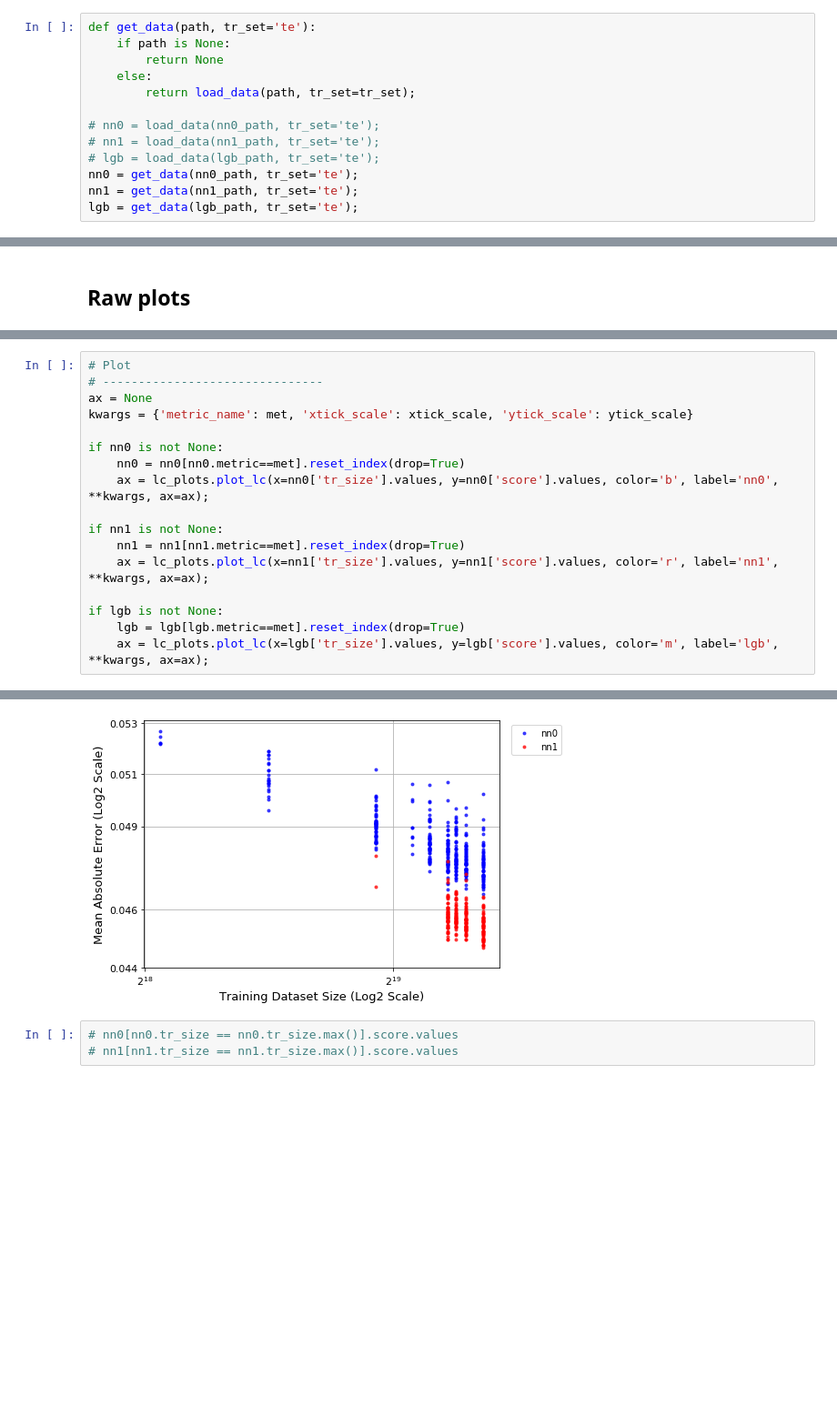
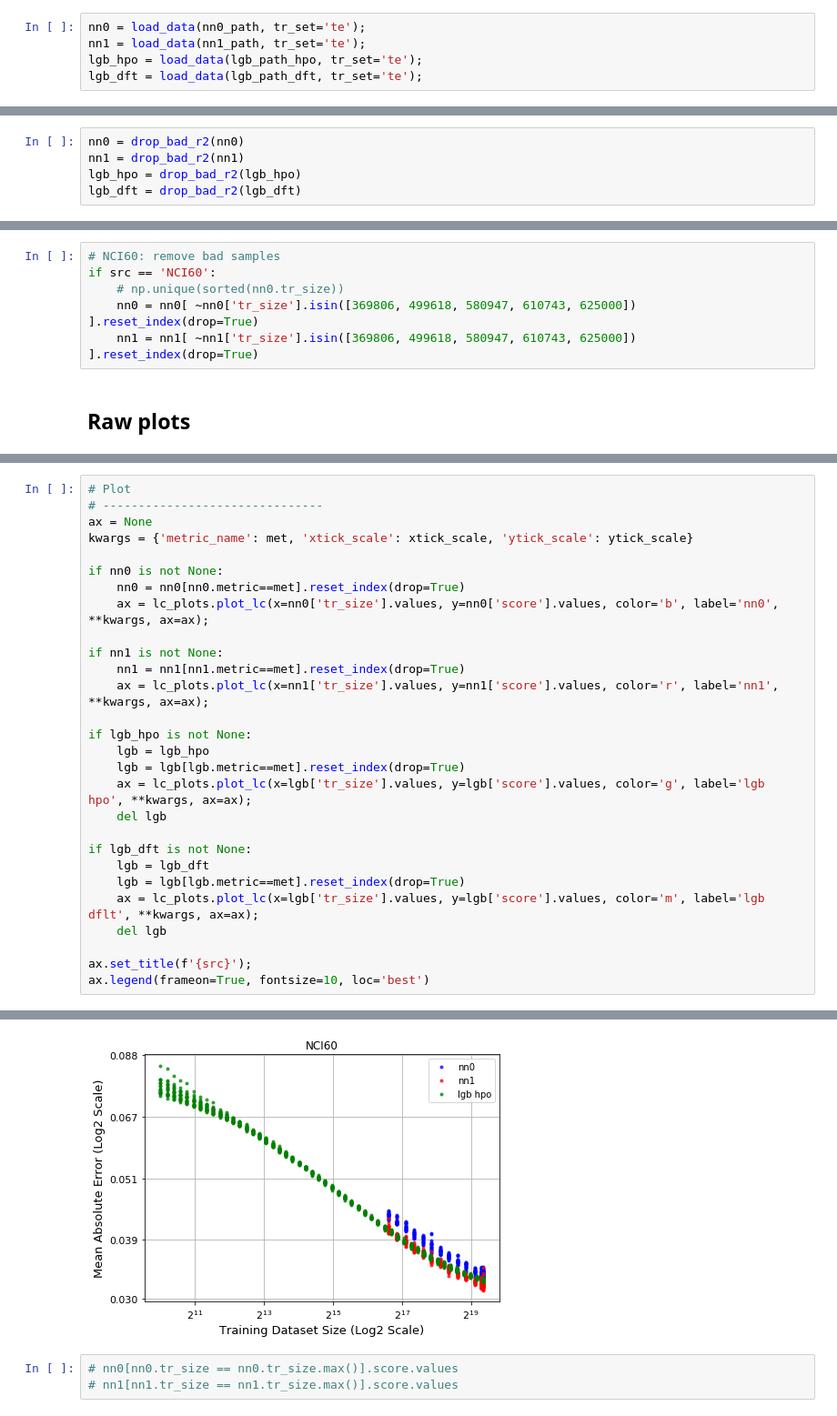
Before and after one commit to adpartin/dr-learning-curves, a Jupyter notebook: nbs/multi_src_summit.ipynb, the cells around one changed output, grey strips where cells are left out. Shown: that part at 91% size. Saved outputs shown, nothing was run; the diff lists cells and outputs as text; blank space fills up the shorter version.

```diff
--- a/nbs/multi_src_summit.ipynb
+++ b/nbs/multi_src_summit.ipynb
@@ -54,15 +79,7 @@ lgb_path = Path('../lc.out/lc.ctrp.lgb', fname)
 # %% [markdown]
 ## Load data
-# %%
-def get_data(path, tr_set='te'):
-    if path is None:
-        return None
-    else:
-        return load_data(path, tr_set=tr_set);
-
-# nn0 = load_data(nn0_path, tr_set='te');
-# nn1 = load_data(nn1_path, tr_set='te');
-# lgb = load_data(lgb_path, tr_set='te');
-nn0 = get_data(nn0_path, tr_set='te');
-nn1 = get_data(nn1_path, tr_set='te');
-lgb = get_data(lgb_path, tr_set='te');
+# %%
+nn0 = load_data(nn0_path, tr_set='te');
+nn1 = load_data(nn1_path, tr_set='te');
+lgb_hpo = load_data(lgb_path_hpo, tr_set='te');
+lgb_dft = load_data(lgb_path_dft, tr_set='te');
@@ -68,0 +109,5 @@ lgb = get_data(lgb_path, tr_set='te');
+# %%
+nn0 = drop_bad_r2(nn0)
+nn1 = drop_bad_r2(nn1)
+lgb_hpo = drop_bad_r2(lgb_hpo)
+lgb_dft = drop_bad_r2(lgb_dft)
@@ -69,3 +130,9 @@ lgb = get_data(lgb_path, tr_set='te');
+# %%
+# NCI60: remove bad samples
+if src == 'NCI60':
+    # np.unique(sorted(nn0.tr_size))
+    nn0 = nn0[ ~nn0['tr_size'].isin([369806, 499618, 580947, 610743, 625000]) ].reset_index(drop=True)
+    nn1 = nn1[ ~nn1['tr_size'].isin([369806, 499618, 580947, 610743, 625000]) ].reset_index(drop=True)
 # %% [markdown]
 ## Raw plots
 # %%
@@ -122,7 +202,18 @@ if nn1 is not None:
     nn1 = nn1[nn1.metric==met].reset_index(drop=True)
     ax = lc_plots.plot_lc(x=nn1['tr_size'].values, y=nn1['score'].values, color='r', label='nn1', **kwargs, ax=ax);
 
-if lgb is not None:
+if lgb_hpo is not None:
+    lgb = lgb_hpo
     lgb = lgb[lgb.metric==met].reset_index(drop=True)
-    ax = lc_plots.plot_lc(x=lgb['tr_size'].values, y=lgb['score'].values, color='m', label='lgb', **kwargs, ax=ax);
+    ax = lc_plots.plot_lc(x=lgb['tr_size'].values, y=lgb['score'].values, color='g', label='lgb hpo', **kwargs, ax=ax);
+    del lgb
+
+if lgb_dft is not None:
+    lgb = lgb_dft
+    lgb = lgb[lgb.metric==met].reset_index(drop=True)
+    ax = lc_plots.plot_lc(x=lgb['tr_size'].values, y=lgb['score'].values, color='m', label='lgb dflt', **kwargs, ax=ax);
+    del lgb
+
+ax.set_title(f'{src}');
+ax.legend(frameon=True, fontsize=10, loc='best')
 # %% [output]
@@ -129,4 +221,4 @@ if lgb is not None:
-[figure, old version]
+[figure, new version]
 # %%
 # nn0[nn0.tr_size == nn0.tr_size.max()].score.values
 # nn1[nn1.tr_size == nn1.tr_size.max()].score.values
```
Also changed, not shown: parts of 36 cells of this notebook, 11 other files.
